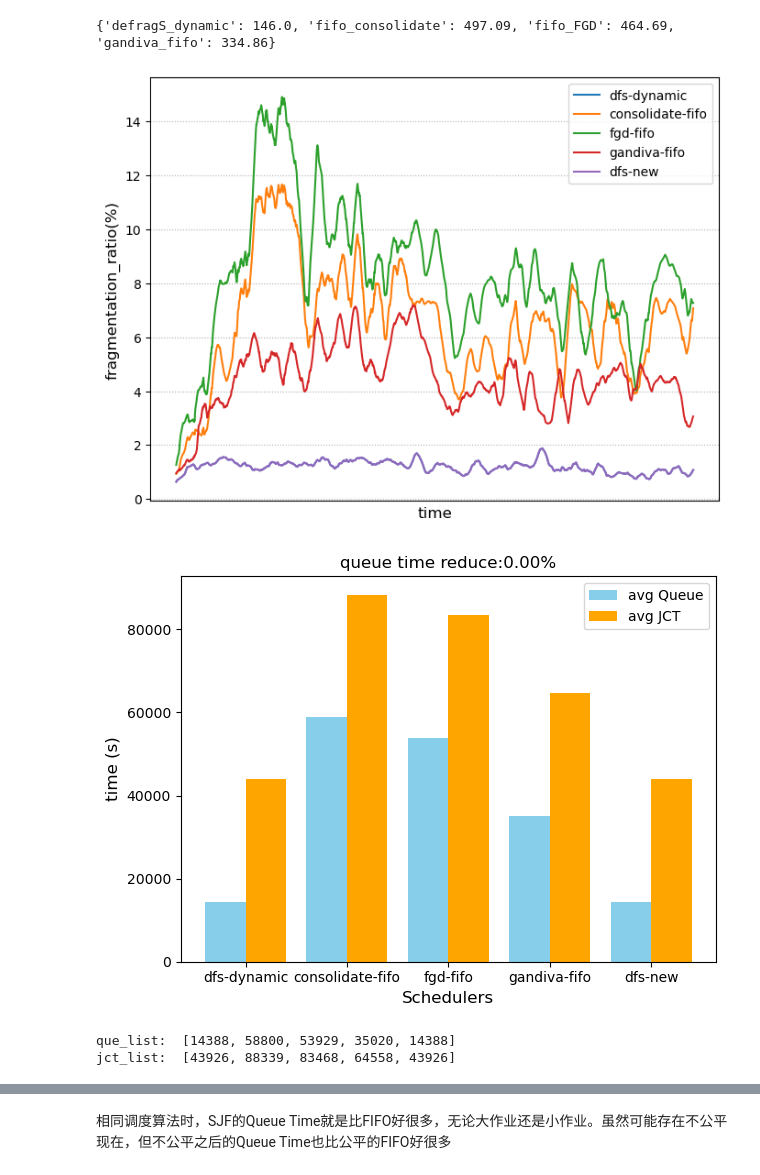
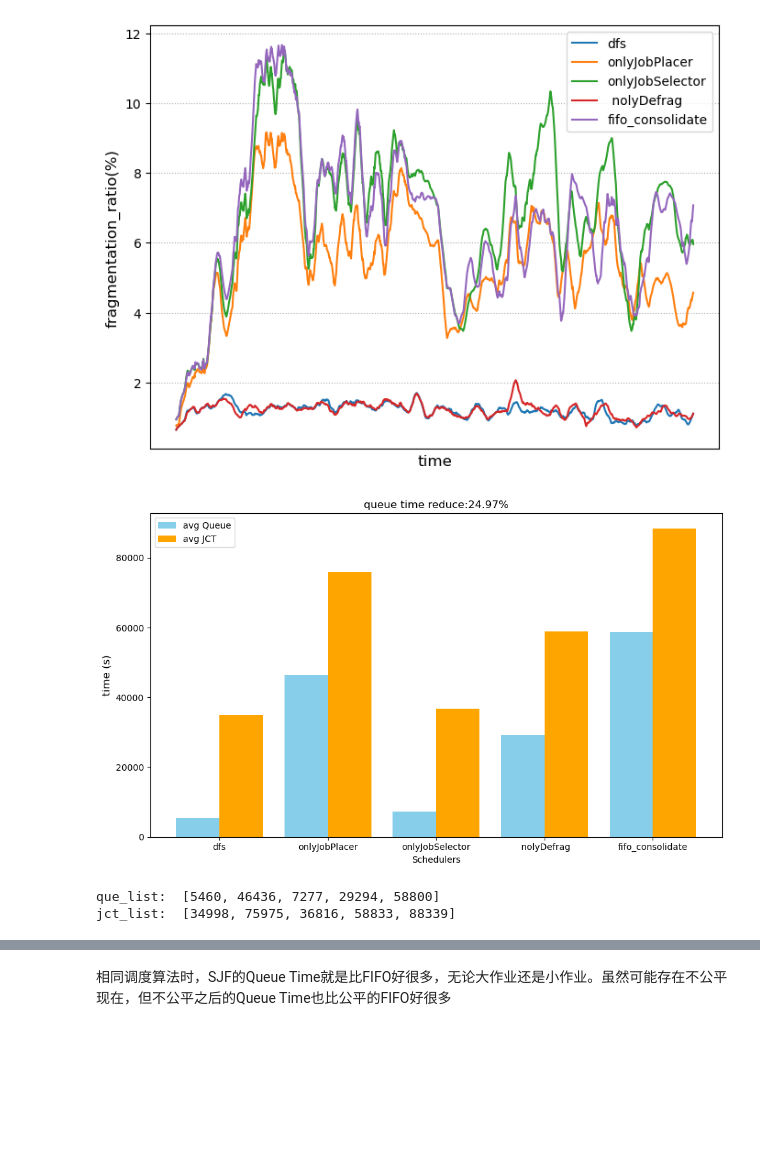
Before and after one commit to CUG-nhf/simulator, a Jupyter notebook: plot/Philly_plot.ipynb, the cells around one changed output, grey strips where cells are left out. Saved outputs shown, nothing was run; the diff lists cells and outputs as text; code cells hidden in the pictures; blank space fills up the shorter version.

```diff
--- a/plot/Philly_plot.ipynb
+++ b/plot/Philly_plot.ipynb
@@ -8,10 +8,10 @@ sys.path.append('/data/nihaifeng/code/HeliosArtifact/simulator')
 import utils
 # %%
 # 画(baseline.queue - DefragS.queue)的散点图
-schedulers = ["defragS_dynamic","fifo_consolidate", "fifo_FGD", "gandiva_fifo"]
+schedulers = ["defragS_dynamic_new","fifo_consolidate", "fifo_FGD", "gandiva_fifo"]
 log_dir = "../log/test/Philly"
 final_df = pd.DataFrame()
-GPU_NUM = 8
+GPU_NUM = -1
 
 fig, axes = plt.subplots(1, 3, figsize=(30, 8))
 axes = axes.flatten()
@@ -62,12 +62,10 @@ for scheduler in schedulers:
 	# plt.plot(range(len(dynamic_df)), dynamic_df['slowdown'])
 	slowdowns[scheduler] = round(df['slowdown'].mean(), 2)
 print(slowdowns)
-# %% [output]
-{'defragS_dynamic': 146.0, 'fifo_consolidate': 497.09, 'fifo_FGD': 464.69, 'gandiva_fifo': 334.86}
 # %%
-schedulers = ["defragS_dynamic","fifo_consolidate", "fifo_FGD", "gandiva_fifo", "defragS_dynamic_new"]
-labels = ["dfs-dynamic", "consolidate-fifo", "fgd-fifo", "gandiva-fifo", "dfs-new"]
-log_dir = "../log/test/Philly"
+schedulers = ["defragS_dynamic", "defragS_fifo", "defragS_dynamic_consolidate", "defragS_fifo_consolidate", "fifo_consolidate"]  # "fifo_consolidate", "fifo_FGD", "gandiva_fifo",
+labels = ["dfs",  "onlyJobPlacer", "onlyJobSelector", " nolyDefrag", "fifo_consolidate"]  # "consolidate-fifo", "fgd-fifo", "gandiva-fifo",
+log_dir = "../log/Ablation_experiment"
 
 # schedulers = ["defragS_sdf", "sjf_consolidate", "sjf_FGD", "gandiva_sjf", "defragS_sjf"]
 # labels = ["dfs-sdf", "consolidate", "fgd", "gandiva", "dfs-sjf"]
@@ -90,7 +88,7 @@ plt.legend(loc='best', fontsize=10)
 plt.grid(linestyle=':')
 plt.show()
 # %% [output]
-[figure, old version]
+[figure, new version]
 # %%
 que_list, jct_list = [], []
 for scheduler in schedulers:
@@ -100,37 +98,37 @@ for scheduler in schedulers:
 	que_list.append(df.iloc[len(df)-1, 1])
 
 
 # 设置柱状图的宽度和位置
 x_indices = np.arange(len(schedulers))  # x 轴位置
 bar_width = 0.4  # 每个柱的宽度
 
-
+fig = plt.figure(figsize=(10, 6))
 # 绘制两组柱状图
 plt.bar(x_indices - bar_width/2, que_list, bar_width, label='avg Queue', color='skyblue')
 plt.bar(x_indices + bar_width/2, jct_list, bar_width, label='avg JCT', color='orange')
 
 # 设置 x 轴标签
 plt.xticks(x_indices, labels)
 # plt.yticks([])
 
 # 添加标题和坐标轴标签
-plt.xlabel("Schedulers", fontsize=12)
+plt.xlabel("Schedulers", fontsize=10)
 plt.ylabel("time (s)", fontsize=12)
 
 # 添加图例
 plt.legend()
 
 # 显示图表
 dfs = que_list[0]
 tmp = que_list[1:]
 plt.title( f'queue time reduce:{(min(tmp)-dfs)/min(tmp)*100:.2f}%', fontsize=12)
 plt.tight_layout()
 plt.show()
 print("que_list: ", que_list)
 print("jct_list: ", jct_list)
 # %% [output]
-[figure, old version]
+[figure, new version]
-que_list:  [14388, 58800, 53929, 35020, 14388]
-jct_list:  [43926, 88339, 83468, 64558, 43926]
+que_list:  [5460, 46436, 7277, 29294, 58800]
+jct_list:  [34998, 75975, 36816, 58833, 88339]
 # %%
 data_type = "queue"
```
Also changed, not shown: parts of 3 cells of this notebook, 9 other files.
